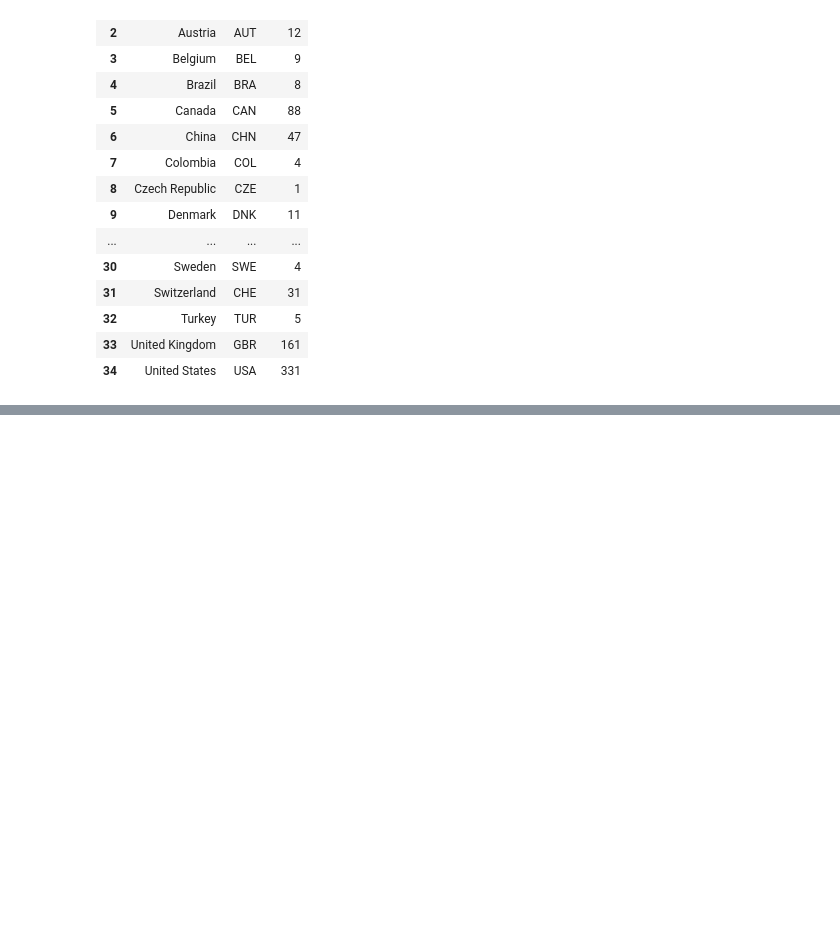
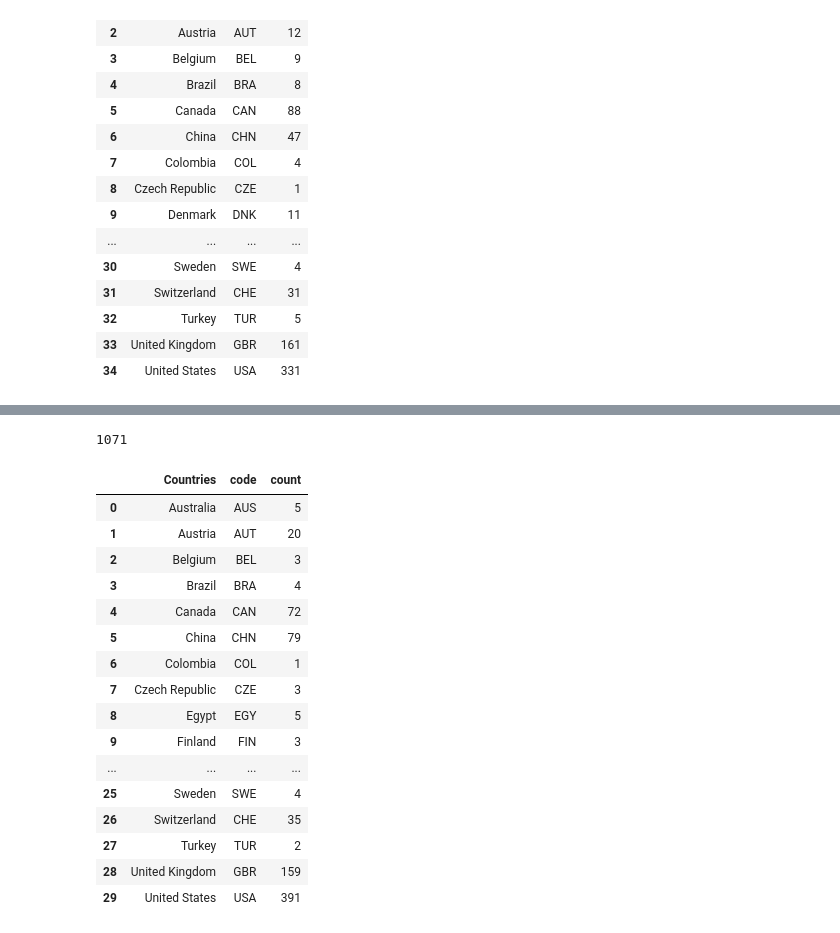
Before and after one commit to v15hv4/MICCAI-Geographical-Diversity-Dataset, a Jupyter notebook: countries_list.ipynb, the cells around one changed output, grey strips where cells are left out. Drawn from its saved outputs; the diff is of its cells as text; code cells hidden in the pictures; blank space fills up the shorter version.

Commit message:
miccai 2016 papers data analysis completed

```diff
--- a/countries_list.ipynb
+++ b/countries_list.ipynb
@@ -227,0 +292,4 @@ fig.show()
+# %%
+# Make the university name homogeneous
+unc_names = pd.unique(df_2016_c[df_2016_c['Institutes'].str.contains(r'Chapel Hill') == True]['Institutes'])
+unc_names
@@ -227,0 +300,3 @@ fig.show()
+# %%
+for name in unc_names:
+    df_2016_c['Institutes'] = df_2016_c['Institutes'].replace(to_replace=name, value='University of North Carolina, Chapel Hill')
@@ -227,0 +329,3 @@ fig.show()
+# %%
+df_2016_countries = df_2016_c.drop_duplicates(subset = ["Name", "Countries"]).reset_index()
+df_2016_countries
@@ -227,0 +346,32 @@ fig.show()
+# %%
+code_csv = pd.read_csv('./data/code.csv')
+
+code_dict = code_csv.set_index('COUNTRY').T.to_dict('list')
+
+df_2016_countries['code'] = df_2016_countries['Countries'].apply(lambda x: code_dict[x][0])
+# %%
+df_2016_countries
+len(pd.unique(df_2016_countries['Name'] + df_2016_countries['code']))
+# %% [output]
+1071
+# %%
+df = df_2016_countries.groupby(['Countries', 'code']).size().to_frame(name='count').reset_index()
+df
+# %% [output]
+|  | Countries | code | count |
+| 0 | Australia | AUS | 5 |
+| 1 | Austria | AUT | 20 |
+| 2 | Belgium | BEL | 3 |
+| 3 | Brazil | BRA | 4 |
+| 4 | Canada | CAN | 72 |
+| 5 | China | CHN | 79 |
+| 6 | Colombia | COL | 1 |
+| 7 | Czech Republic | CZE | 3 |
+| 8 | Egypt | EGY | 5 |
+| 9 | Finland | FIN | 3 |
+| ... | ... | ... | ... |
+| 25 | Sweden | SWE | 4 |
+| 26 | Switzerland | CHE | 35 |
+| 27 | Turkey | TUR | 2 |
+| 28 | United Kingdom | GBR | 159 |
+| 29 | United States | USA | 391 |
```
Also changed, not shown: parts of 21 cells of this notebook.
